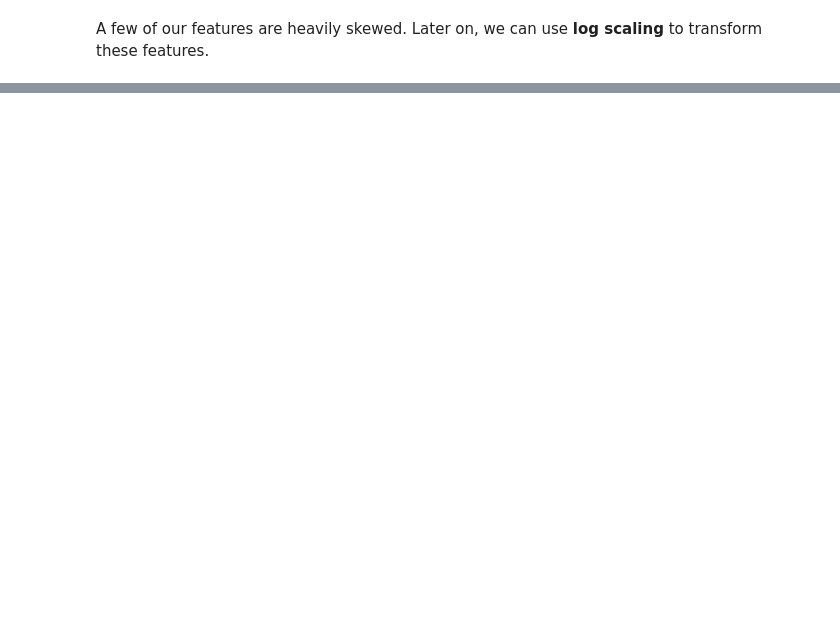
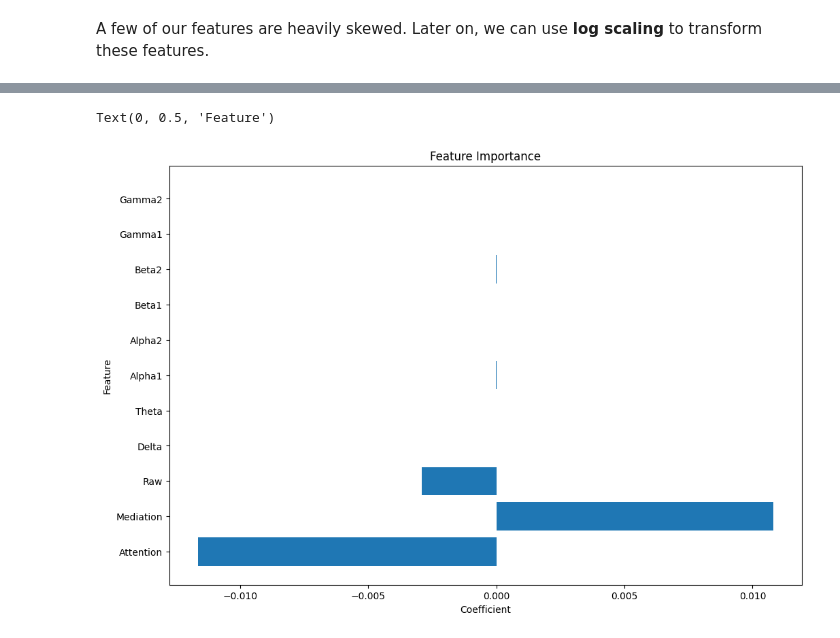
Before and after one commit to abzdel/BCI-EEG-Classification, a Jupyter notebook: EDA.ipynb, the cells around one changed output, grey strips where cells are left out. Cells and saved outputs as stored; diff of their text form; code cells hidden in the pictures; blank space fills up the shorter version.

```diff
--- a/EDA.ipynb
+++ b/EDA.ipynb
@@ -92,0 +116,23 @@ sns.pairplot(eeg, hue='target', vars=['AF3', 'F7', 'F3', 'FC5', 'T7', 'P7', 'O1'
+# %%
+# make a lasso model
+from sklearn.linear_model import Lasso
+
+# split data into X and y
+X = eeg.drop(["user-definedlabel", "SubjectID", "VideoID"], axis=1)
+y = eeg["user-definedlabel"]
+
+# instantiate lasso model
+lasso = Lasso(alpha=0.01)
+
+# fit lasso model
+lasso.fit(X, y)
+
+# plot feature importance
+plt.figure(figsize=(12, 8))
+plt.barh(X.columns, lasso.coef_)
+plt.title("Feature Importance")
+plt.xlabel("Coefficient")
+plt.ylabel("Feature")
+# %% [output]
+Text(0, 0.5, 'Feature')
+[figure, added]
```
Also changed, not shown: parts of 18 cells of this notebook, 3 other files.
